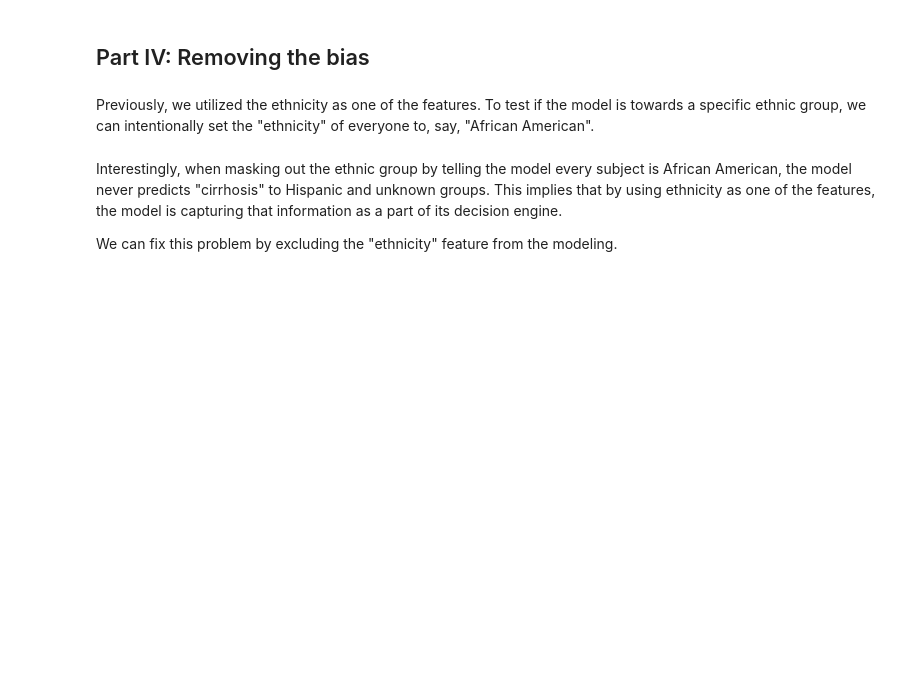
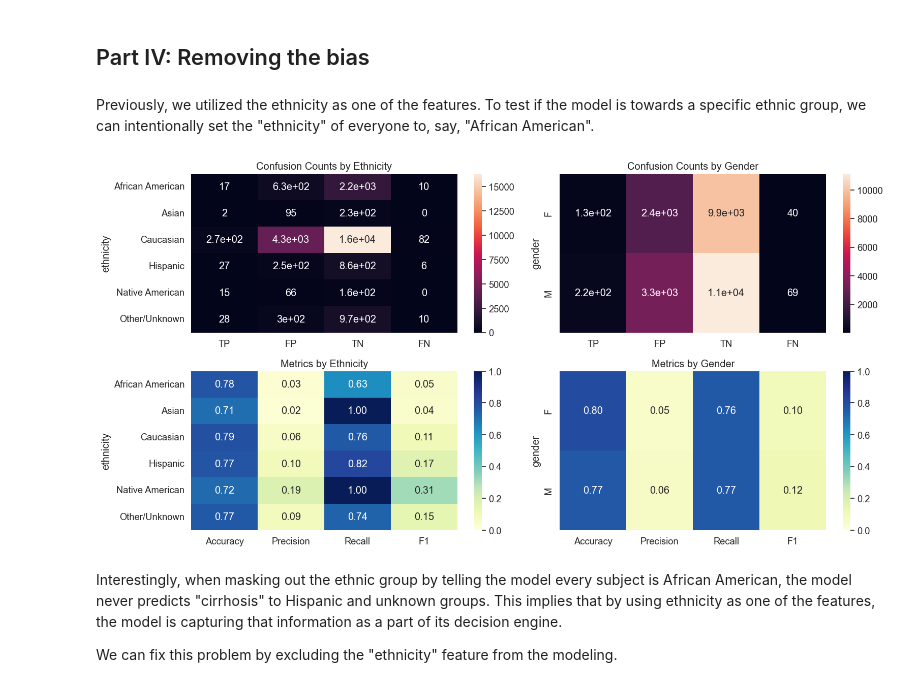
Before and after one commit to donlaporntr/TSCCM_Bias_In_AI_Workshop, a Jupyter notebook: AI_Fairness_in_Medicine.ipynb, the cells around one changed output. Cells and saved outputs as stored; diff of their text form; code cells hidden in the pictures; blank space fills up the shorter version.

```diff
--- a/AI_Fairness_in_Medicine.ipynb
+++ b/AI_Fairness_in_Medicine.ipynb
@@ -412,11 +527,14 @@ American".
 # %%
 result_df = train_and_evaluate(df=df,
                                numerical_features=NUM_FEATURES,
                                categorical_features=["ethnicity"],
                                target=TARGET,
                                groups=GROUPS,
-                               everyone_as_african_american=True)
+                               everyone_as_african_american=True,
+                               balance=True)
 plot_result_df(result_df)
+# %% [output]
+[figure, added]
 # %% [markdown]
 Interestingly, when masking out the ethnic group by telling the model every subject is African
 American, the model never predicts "cirrhosis" to Hispanic and unknown groups. This implies that by
```
Also changed, not shown: parts of 13 cells of this notebook.
